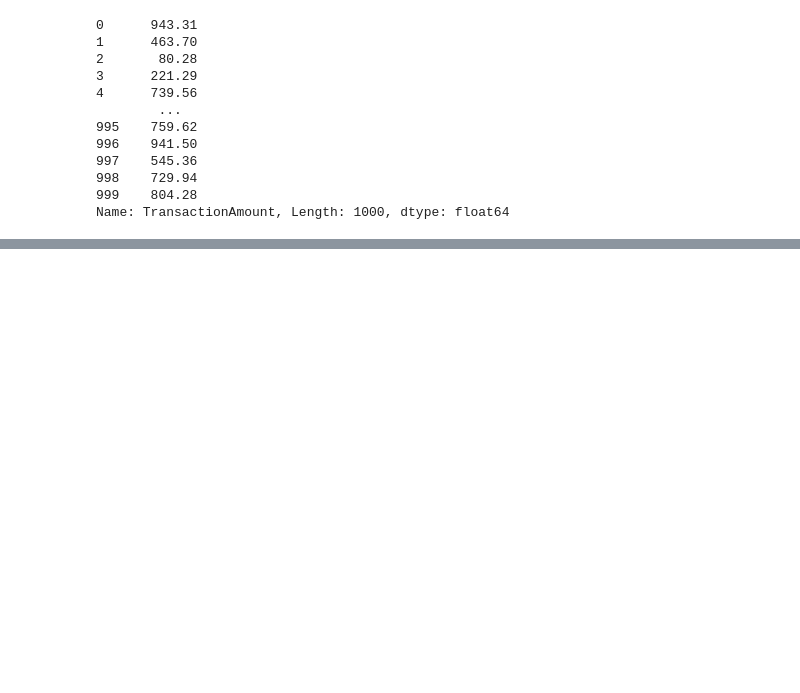
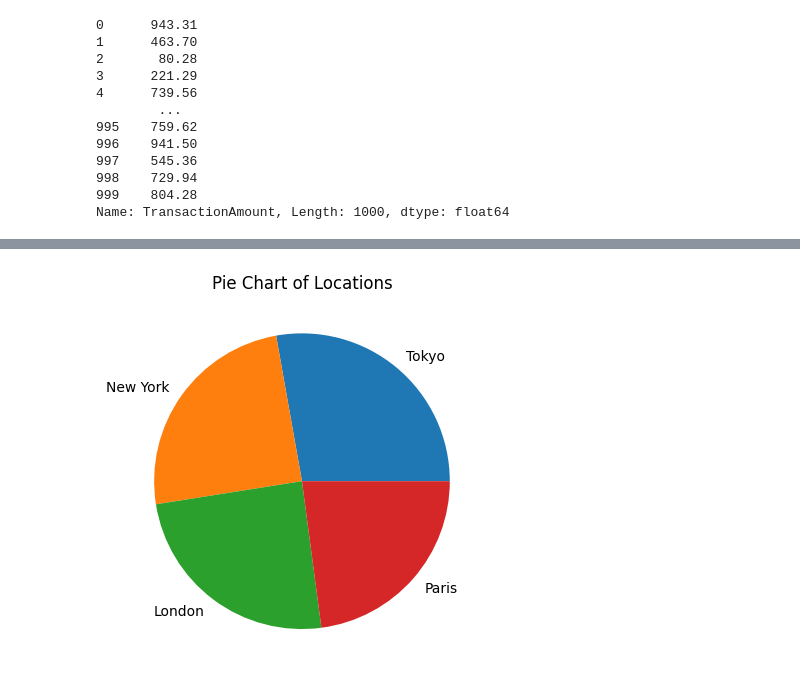
Before and after one commit to pkamundi/rfm_data_analysis, a Jupyter notebook: rfm-data-analysis.ipynb, the cells around one changed output, grey strips where cells are left out. Cells and saved outputs as stored; diff of their text form; code cells hidden in the pictures; blank space fills up the shorter version.

```diff
--- a/rfm-data-analysis.ipynb
+++ b/rfm-data-analysis.ipynb
@@ -125,0 +153,8 @@ Name: TransactionAmount, Length: 1000, dtype: float64
+# %%
+#The below pie chart shows the various disribution in our location
+location_id = rfm_data['Location'].value_counts()
+plt.pie(location_id, labels=location_id.index)
+plt.title('Pie Chart of Locations')
+plt.show()
+# %% [output]
+[figure, added]
```
Also changed, not shown: parts of 4 cells of this notebook.
